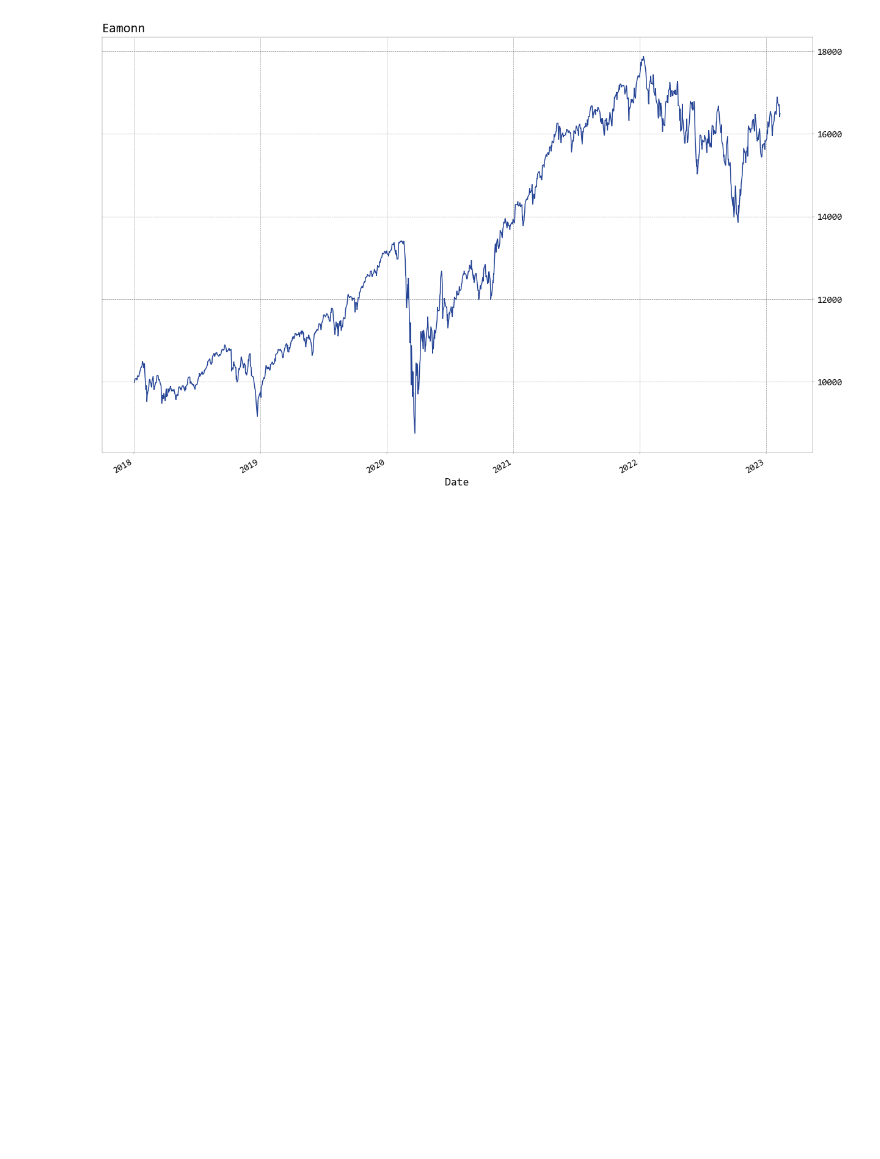
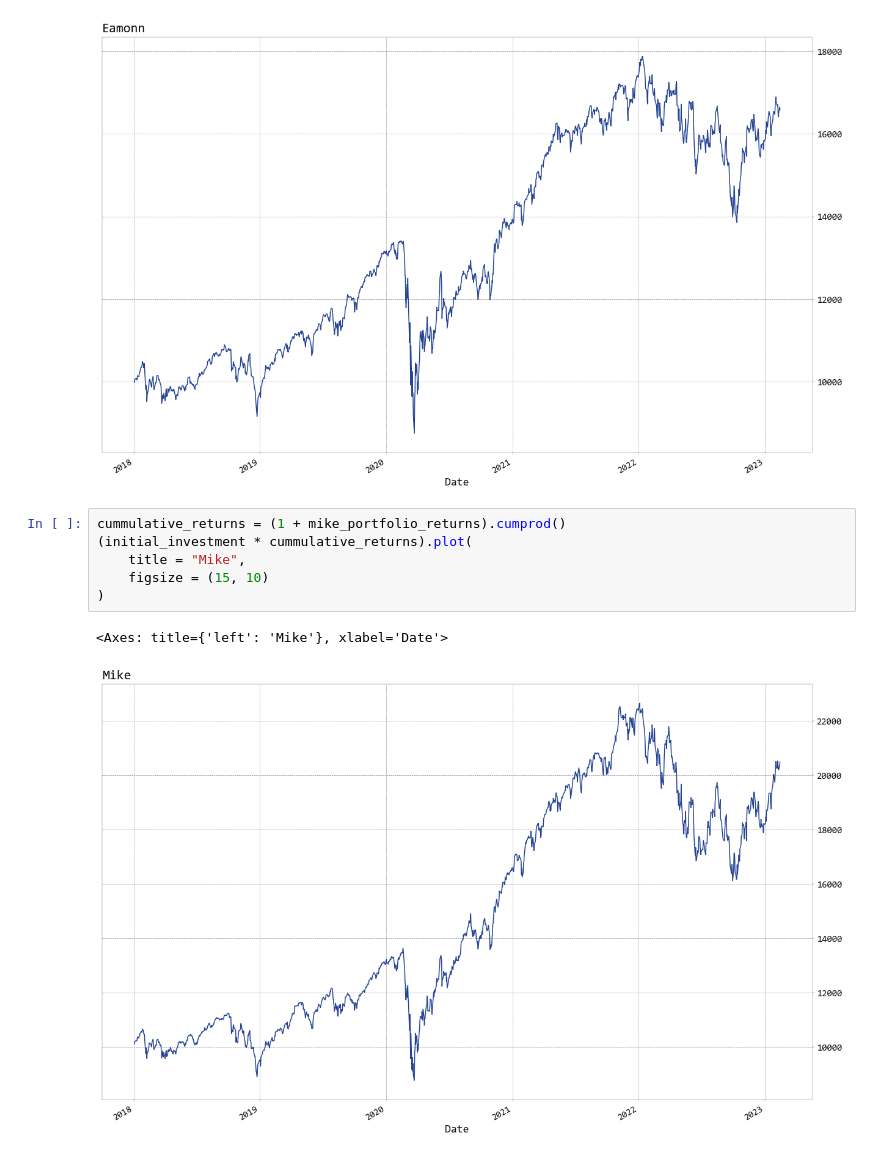
Before and after one commit to omarmoreta/Fintech_Project_1, a Jupyter notebook: Portfolios/Portfolio_Setup_Eli.ipynb, the cells around one changed output. Cells and saved outputs as stored; diff of their text form; blank space fills up the shorter version.

```diff
--- a/Portfolios/Portfolio_Setup_Eli.ipynb
+++ b/Portfolios/Portfolio_Setup_Eli.ipynb
@@ -161,3 +167,12 @@ cummulative_returns = (1 + eamonn_portfolio_returns).cumprod()
 # %% [output]
 <Axes: title={'left': 'Eamonn'}, xlabel='Date'>
 [figure]
+# %%
+cummulative_returns = (1 + mike_portfolio_returns).cumprod()
+(initial_investment * cummulative_returns).plot(
+    title = "Mike",
+    figsize = (15, 10)
+)
+# %% [output]
+<Axes: title={'left': 'Mike'}, xlabel='Date'>
+[figure, added]
```
Also changed, not shown: parts of 10 cells of this notebook, 1 other file.
